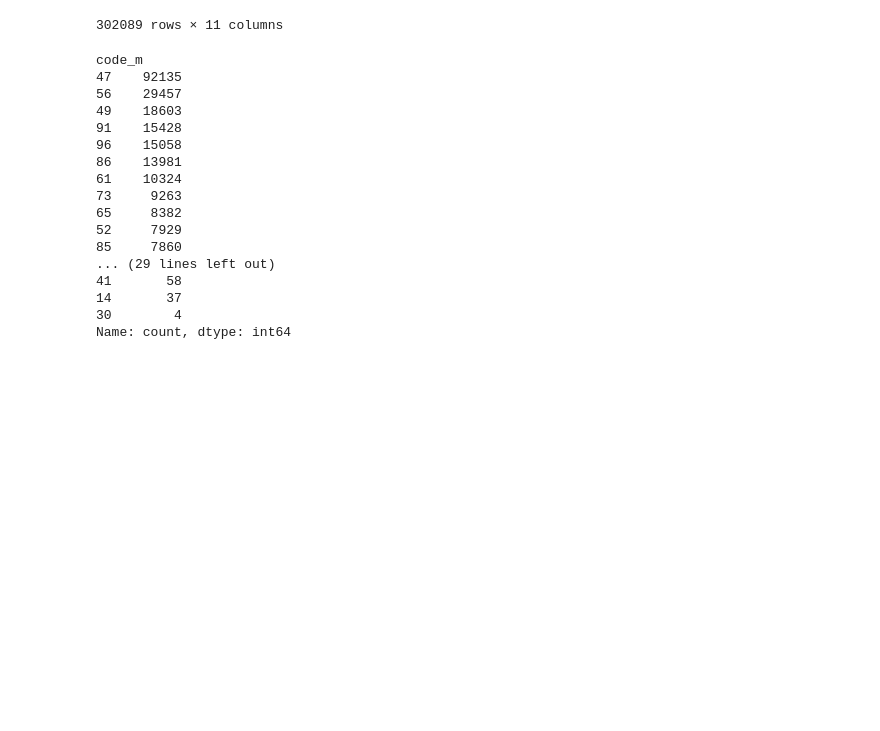
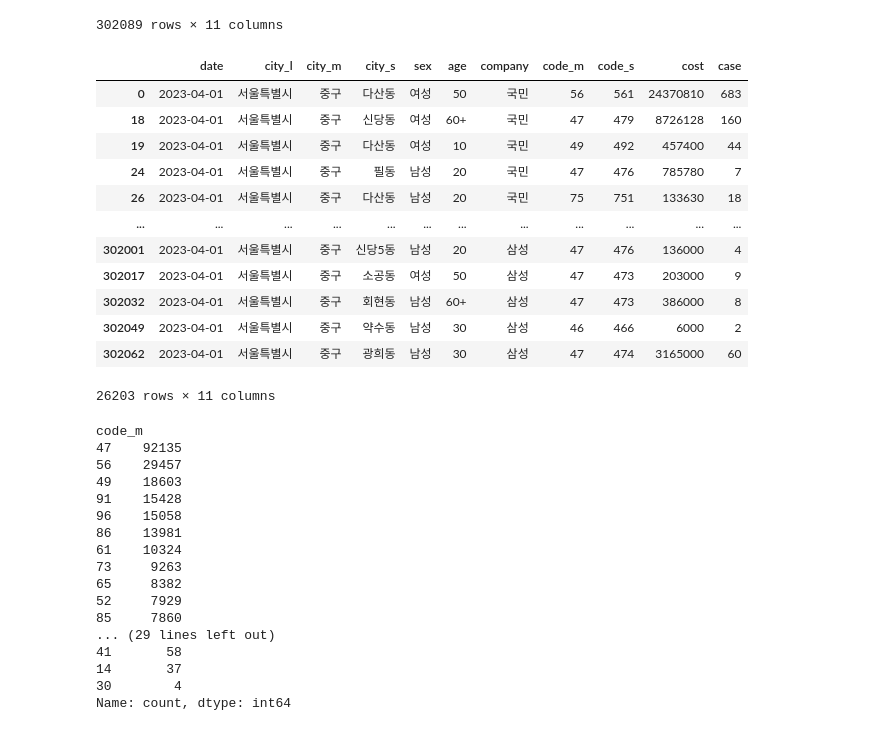
Before and after one commit to DDalaDDula/Card_Consumption_Pattern_Analysis_Dashboard, a Jupyter notebook: data_normalization.ipynb, the cells around one changed output. Saved outputs shown, nothing was run; the diff lists cells and outputs as text; code cells hidden in the pictures; blank space fills up the shorter version.

```diff
--- a/data_normalization.ipynb
+++ b/data_normalization.ipynb
@@ -128,6 +112,22 @@ jg_df
 | 302087 | 2023-03-01 | 서울특별시 | 중구 | 중림동 | 남성 | 40 | 삼성 | 90 | 902 | 137000 | 13 |
 | 302088 | 2023-07-01 | 서울특별시 | 중구 | 황학동 | 여성 | 30 | 삼성 | 90 | 902 | 71000 | 4 |
 302089 rows × 11 columns
+# %%
+jg_df[jg_df['date']=='2023-04-01']
+# %% [output]
+|  | date | city_l | city_m | city_s | sex | age | company | code_m | code_s | cost | case |
+| 0 | 2023-04-01 | 서울특별시 | 중구 | 다산동 | 여성 | 50 | 국민 | 56 | 561 | 24370810 | 683 |
+| 18 | 2023-04-01 | 서울특별시 | 중구 | 신당동 | 여성 | 60+ | 국민 | 47 | 479 | 8726128 | 160 |
+| 19 | 2023-04-01 | 서울특별시 | 중구 | 다산동 | 여성 | 10 | 국민 | 49 | 492 | 457400 | 44 |
+| 24 | 2023-04-01 | 서울특별시 | 중구 | 필동 | 남성 | 20 | 국민 | 47 | 476 | 785780 | 7 |
+| 26 | 2023-04-01 | 서울특별시 | 중구 | 다산동 | 남성 | 20 | 국민 | 75 | 751 | 133630 | 18 |
+| ... | ... | ... | ... | ... | ... | ... | ... | ... | ... | ... | ... |
+| 302001 | 2023-04-01 | 서울특별시 | 중구 | 신당5동 | 남성 | 20 | 삼성 | 47 | 476 | 136000 | 4 |
+| 302017 | 2023-04-01 | 서울특별시 | 중구 | 소공동 | 여성 | 50 | 삼성 | 47 | 473 | 203000 | 9 |
+| 302032 | 2023-04-01 | 서울특별시 | 중구 | 회현동 | 남성 | 60+ | 삼성 | 47 | 473 | 386000 | 8 |
+| 302049 | 2023-04-01 | 서울특별시 | 중구 | 약수동 | 남성 | 30 | 삼성 | 46 | 466 | 6000 | 2 |
+| 302062 | 2023-04-01 | 서울특별시 | 중구 | 광희동 | 남성 | 30 | 삼성 | 47 | 474 | 3165000 | 60 |
+26203 rows × 11 columns
 # %%
 codem_count = jg_df['code_m'].value_counts()
 codem_count
```
Also changed, not shown: parts of 12 cells of this notebook, 2 other files.
